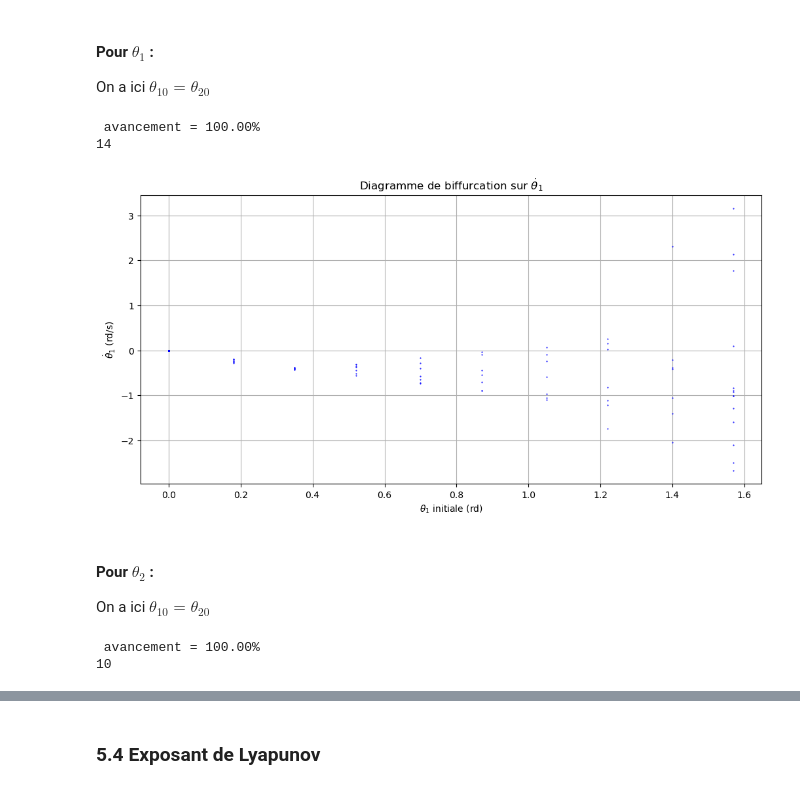
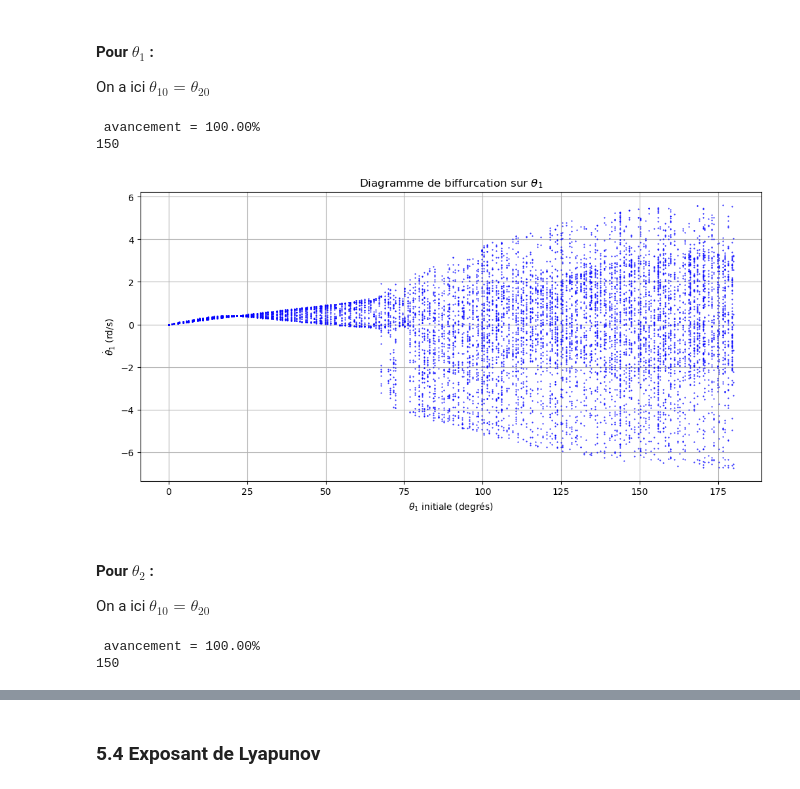
Before and after one commit to artlexiis/pendule-double, a Jupyter notebook: Jupyter Notebook/Pendule_Double.ipynb, the cells around one changed output, grey strips where cells are left out. Cells and saved outputs as stored; diff of their text form; code cells hidden in the pictures.

```diff
--- a/Jupyter Notebook/Pendule_Double.ipynb
+++ b/Jupyter Notebook/Pendule_Double.ipynb
@@ -614,8 +614,8 @@ def pendule_double_ivp_ga(t, X, l1, l2, g,m1,m2):
 # %% [markdown]
 #### Définition des conditions intiales aux grands angles
 # %%
-theta10 = np.radians(45)                            #theta 1 initial (rad)
-theta20 = np.radians(-30)                            #theta 2 initial (rad)
+theta10 = np.radians(140)                            #theta 1 initial (rad)
+theta20 = np.radians(140)                            #theta 2 initial (rad)
 omega10 = np.radians(0)                              #omega 1 initial (rad/s)
 omega20 = np.radians(0)                            #omega 2 initial (rad/s)
 l1 = 3                                #longeur du premier bras (m)
@@ -990,7 +1060,7 @@ def section_poincare(solution, Ninc,num):
     for i in range(Ninc-1):
         # Test de croisement de l'axe vertical avec le produit de deux valeurs de theta2 successives
         if solution[C1, i] * solution[C1, i + 1] <= 0:
-            if solution[C2, i] < 0:
+            if solution[C2, i] > 0:
                 Ps.append([solution[theta, i], solution[omega, i]])
 
     return np.array(Ps).T
@@ -998,26 +1068,26 @@ def section_poincare(solution, Ninc,num):
 
 section_theta1_newmark = section_poincare(solution_newmark_ga,Ninc,1)
 section_theta2_newmark = section_poincare(solution_newmark_ga,Ninc,2)
-section_theta1_ivp = section_poincare(solution_ivp_ga,Ninc,1)
-section_theta2_ivp = section_poincare(solution_ivp_ga,Ninc,2)
+# section_theta1_ivp = section_poincare(solution_ivp_ga,Ninc,1)
+# section_theta2_ivp = section_poincare(solution_ivp_ga,Ninc,2)
 
 fig = plt.figure(figsize=(20, 10));
 
 ax = fig.add_subplot(2,2,1);
 ax.plot(section_theta1_newmark[0,:],section_theta1_newmark[1,:], '.r', ms=3,label = 'newmark')
-ax.plot(section_theta1_ivp[0,:],section_theta1_ivp[1,:], '.b', ms=3,label = 'ivp')
+#ax.plot(section_theta1_ivp[0,:],section_theta1_ivp[1,:], '.b', ms=3,label = 'ivp')
 ax.set_xlabel(r'$\theta_1$ (rd)')
 ax.set_ylabel(r'$ \dot\theta_1 $ (rd/s)')
-ax.set_title(r'Diagramme de poincarré pour $\theta_1$')
+ax.set_title(r'Section de poincarré pour $\theta_1$')
 ax.grid(True, which='both')
 plt.legend()
 
 bx = fig.add_subplot(2,2,2);
 bx.set_xlabel(r'$ \theta_2 $ (rd)')
 bx.set_ylabel(r'$ \dot\theta_2 $ (rd/s)')
-bx.set_title(r'Diagramme de poincarré pour $\theta_2$')
+bx.set_title(r'Section de poincarré pour $\theta_2$')
 bx.plot(section_theta2_newmark[0,:],section_theta2_newmark[1,:], '.r', ms=3,label = 'newmark')
-bx.plot(section_theta2_ivp[0,:],section_theta2_ivp[1,:], '.b', ms=3,label = 'ivp')
+#bx.plot(section_theta2_ivp[0,:],section_theta2_ivp[1,:], '.b', ms=3,label = 'ivp')
 bx.grid(True, which='both')
 plt.legend()
 # %% [output]
@@ -1055,8 +1125,8 @@ t_balayage = np.linspace(t0, tf, Ninc)  #avec t_balayage2 = np.arange(t0, tf, dt
 On a ici $\theta_{10} = \theta_{20}$
 # %%
 # Définir une plage de valeurs pour les conditions initiales
-definition = 10
-theta_vals = np.linspace(0.001,  np.pi/2, definition)
+definition = 200
+theta_vals = np.linspace(0.001,  np.pi, definition)
 
 
 
@@ -1099,44 +1169,45 @@ fichier = "data/biffurcation_theta1.csv"
 np.savetxt(fichier,final_2D, delimiter=",", fmt='%.2f')
 
 #noter max_len ici
-#max_len = 14
+#max_len = 150
 # %% [output]
  avancement = 100.00%
-14
+150
 # %%
 fichier = "data/biffurcation_theta1.csv"
 result_2d = np.loadtxt(fichier, delimiter=',')
 
-final = np.zeros((definition, 2,max_len))
+final = np.zeros((definition, 2, max_len))
 
 # Rétablissement des dimensions du tableau 3D
 result_3d = result_2d.reshape(final.shape)
 
-fig = plt.figure(figsize=(20, 10));
+fig = plt.figure(figsize=(20, 10))
 
-ax = fig.add_subplot(2,2,1);
-ax.set_xlabel(r'$\theta_1$ initiale (rd)')
-ax.set_ylabel(r'$ \dot\theta_1 $ (rd/s)')
-ax.set_title(r'Diagramme de biffurcation sur $ \dot\theta_1$')
+ax = fig.add_subplot(2, 2, 1)
+ax.set_xlabel(r'$\theta_1$ initiale (degrés)')  # Correction de l'unité en degrés
+ax.set_ylabel(r'$\dot\theta_1$ (rd/s)')
+ax.set_title(r'Diagramme de biffurcation sur $\theta_1$')
 ax.grid(True, which='both')
 
-
-for section in result_3d :
-    amp = section[0]
+for section in result_3d:
+    amp = np.degrees(section[0])
     theta1 = section[1]
-    ax.plot(amp,theta1,'b.', ms=1)
+    ax.plot(amp, theta1, 'b.', ms=1)
     fig.tight_layout()
     fig.canvas.draw()
+
+plt.show()
 # %% [output]
-[figure, old version]
+[figure, new version]
 # %% [markdown]
 #### Pour $\theta_2$ :
 
 On a ici $\theta_{10} = \theta_{20}$
 # %%
 # Définir une plage de valeurs pour les conditions initiales
-definition = 10
-theta_vals = np.linspace(0.001,  np.pi/2, definition)
+definition = 200
+theta_vals = np.linspace(0.001,  np.pi, definition)
 
 
 
@@ -1179,10 +1250,10 @@ fichier = "data/biffurcation_theta2.csv"
 np.savetxt(fichier,final_2D, delimiter=",", fmt='%.2f')
 
 #noter max_len ici
-#max_len = 10
+#max_len = 150
 # %% [output]
  avancement = 100.00%
-10
+150
 # %%
 fichier = "data/biffurcation_theta2.csv"
 result_2d = np.loadtxt(fichier, delimiter=',')
```
Also changed, not shown: parts of 21 cells of this notebook, 7 other files.
